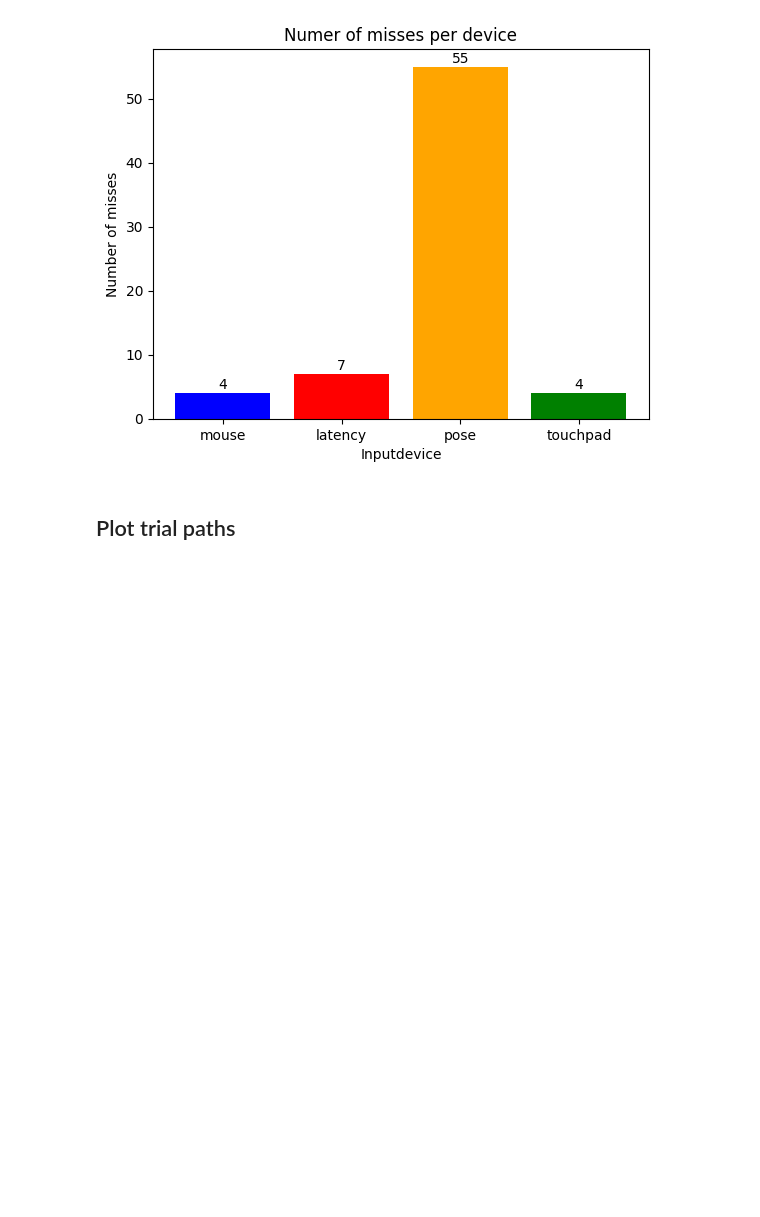
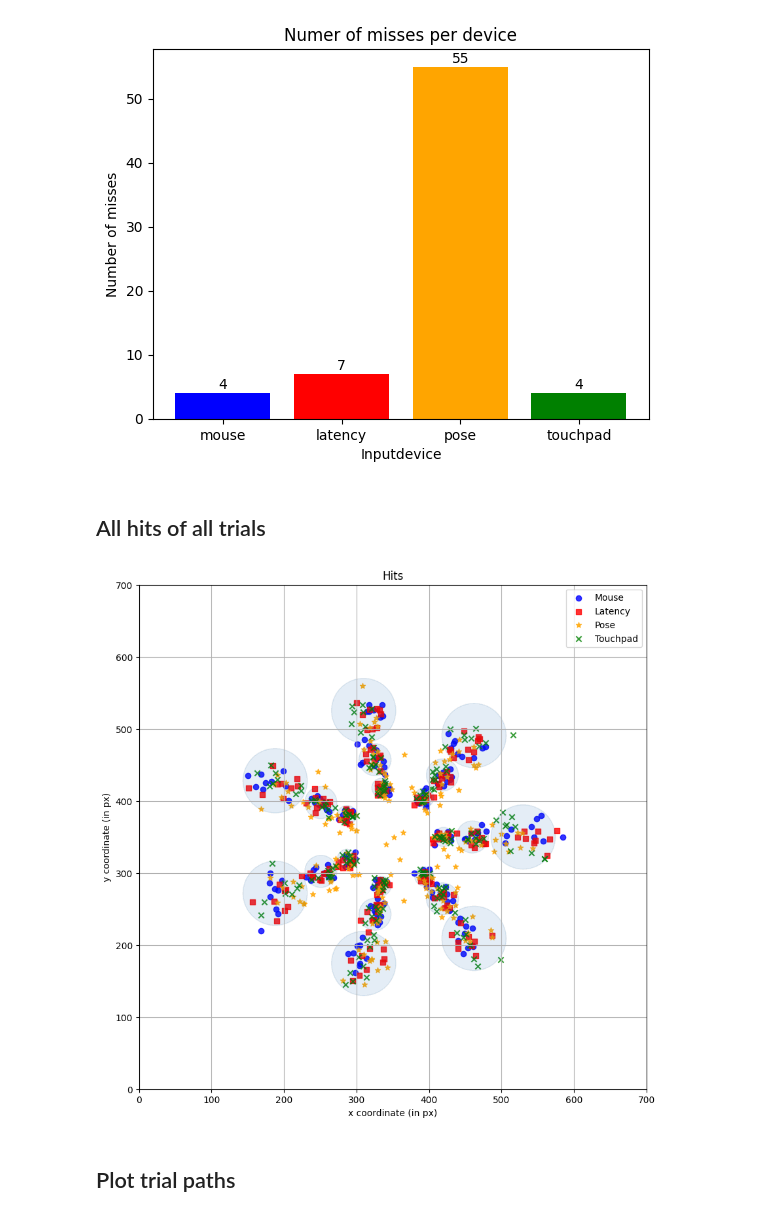
Before and after one commit to ITT-24/assignment-07-pointing-thing_t_thing, a Jupyter notebook: evaluation/fitts.ipynb, the cells around one changed output. Cells and saved outputs as stored; diff of their text form; code cells hidden in the pictures; blank space fills up the shorter version.

```diff
--- a/evaluation/fitts.ipynb
+++ b/evaluation/fitts.ipynb
@@ -271,5 +286,29 @@ plt.show()
 # %% [output]
 [figure]
 [figure]
+# %% [markdown]
+## All hits of all trials
+# %%
+fig = plt.figure(figsize=(10, 10))
+
+plt.scatter(df_mouse['click_x'], df_mouse['click_y'], marker='o', color='blue', label='Mouse', alpha=0.8)
+plt.scatter(df_latency['click_x'], df_latency['click_y'], marker='s', color='red', label='Latency', alpha=0.8)
+plt.scatter(df_pose['click_x'], df_pose['click_y'], marker='*', color='orange', label='Pose', alpha=0.8)
+plt.scatter(df_touchpad['click_x'], df_touchpad['click_y'], marker='x', color='green', label='Touchpad', alpha=0.8)
+
+plt.scatter(df_mouse['target_x'], df_mouse['target_y'], s=df_mouse['radius']**2*2 , alpha=0.01)
+# s=points^2 -> https://stackoverflow.com/a/36753295
+
+
+plt.xlim(0, 700)
+plt.ylim(0, 700)
+plt.xlabel('x coordinate (in px)')
+plt.ylabel('y coordinate (in px)')
+plt.title("Hits")
+plt.grid(True)
+plt.legend()
+plt.show()
+# %% [output]
+[figure, added]
 # %% [markdown]
 ## Plot trial paths
```
Also changed, not shown: parts of 14 cells of this notebook.
